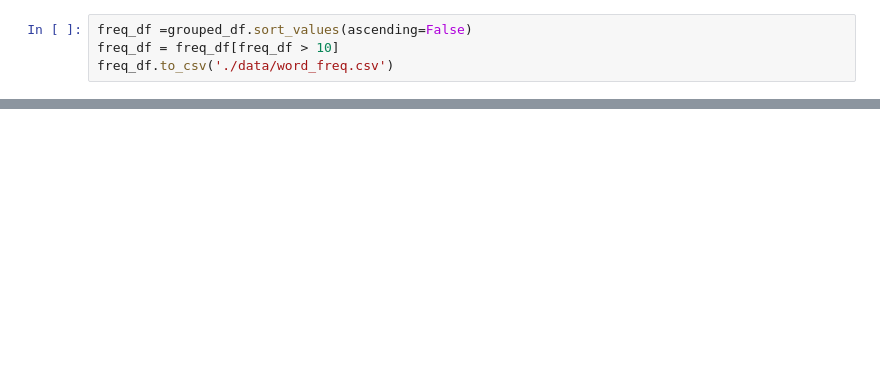
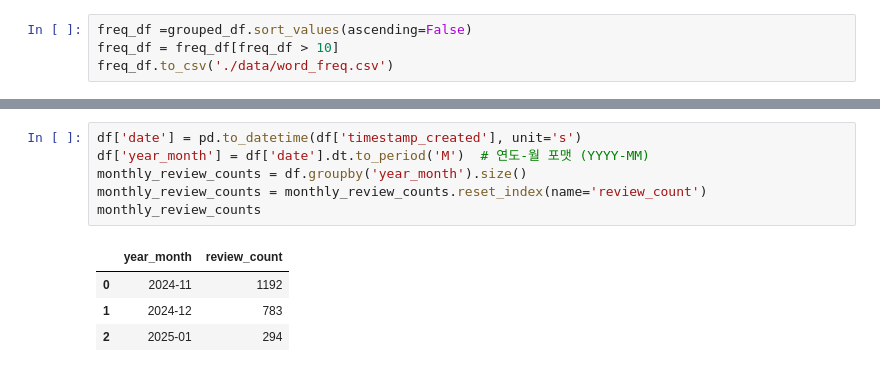
Before and after one commit to openkmj/data_engineering_course_materials, a Jupyter notebook: mini-project/proto.ipynb, the cells around one changed output, grey strips where cells are left out. Cells and saved outputs as stored; diff of their text form; blank space fills up the shorter version.

```diff
--- a/mini-project/proto.ipynb
+++ b/mini-project/proto.ipynb
@@ -92,0 +156,11 @@ plt.show()
+# %%
+df['date'] = pd.to_datetime(df['timestamp_created'], unit='s')
+df['year_month'] = df['date'].dt.to_period('M')  # 연도-월 포맷 (YYYY-MM)
+monthly_review_counts = df.groupby('year_month').size()
+monthly_review_counts = monthly_review_counts.reset_index(name='review_count')
+monthly_review_counts
+# %% [output]
+|  | year_month | review_count |
+| 0 | 2024-11 | 1192 |
+| 1 | 2024-12 | 783 |
+| 2 | 2025-01 | 294 |
```
Also changed, not shown: parts of 7 cells of this notebook, 5 other files.
